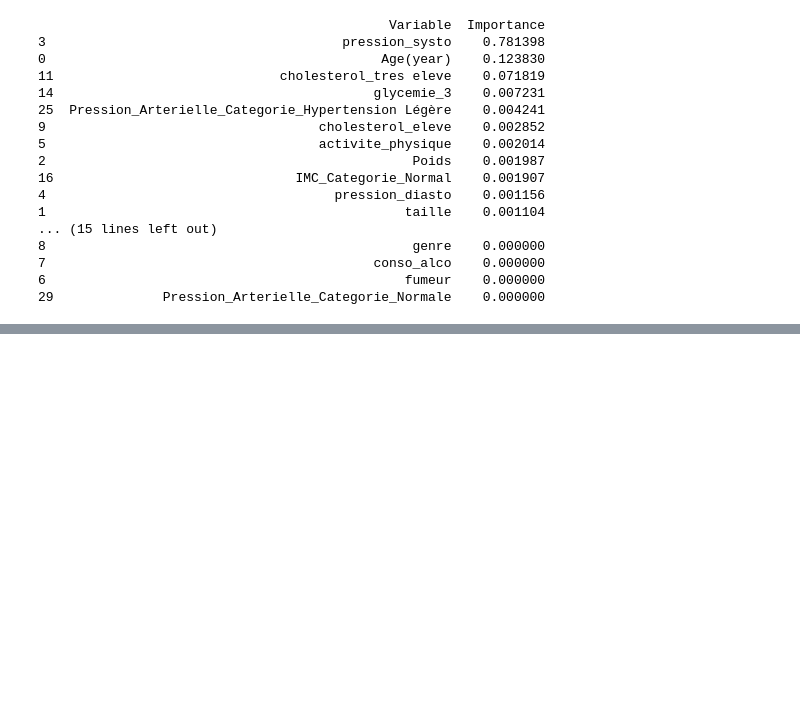
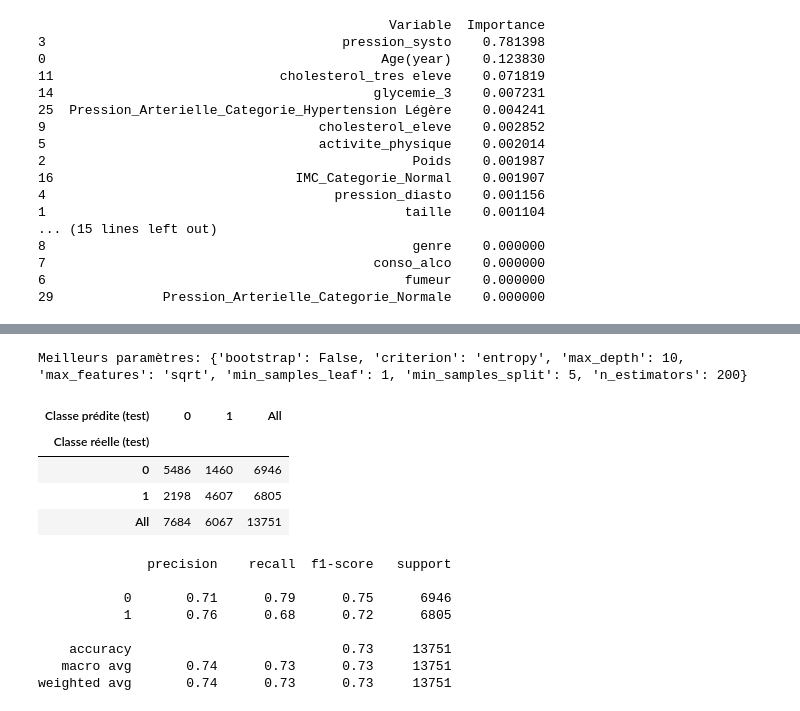
Before and after one commit to alaincrenner/heart_attack, a Jupyter notebook: MaladieCardiaque_SVM.ipynb, the cells around one changed output, grey strips where cells are left out. Drawn from its saved outputs; the diff is of its cells as text; code cells hidden in the pictures; blank space fills up the shorter version.

```diff
--- a/MaladieCardiaque_SVM.ipynb
+++ b/MaladieCardiaque_SVM.ipynb
@@ -944,0 +999,13 @@ print(feature_importance_df)
+# %%
+param_grid = {
+    'n_estimators': [50, 100, 200],
+    'max_depth': [3, 5, 7, 10],
+    'min_samples_split': [2, 5, 10],
+    'min_samples_leaf': [1, 2, 4],
+    'max_features': ['sqrt', 'log2'],
+    'criterion': ['entropy', 'gini'],
+    'bootstrap': [False, True]
+}
+
+# Initialisation du classificateur
+clf_forest = RandomForestClassifier(random_state=311, n_jobs=-1, verbose=0)
@@ -944,0 +1026,31 @@ print(feature_importance_df)
+# %%
+# Affichage des meilleurs paramètres
+print("Meilleurs paramètres:", grid_search_forest.best_params_)
+# %% [output]
+Meilleurs paramètres: {'bootstrap': False, 'criterion': 'entropy', 'max_depth': 10, 'max_features': 'sqrt', 'min_samples_leaf': 1, 'min_samples_split': 5, 'n_estimators': 200}
+# %%
+# Prédiction sur l'ensemble de test avec le meilleur modèle
+y_pred_forest_grid = grid_search_forest.best_estimator_.predict(x_test)
+
+# Matrice de confusion
+cm_forest_grid = pd.crosstab(y_test, y_pred_forest_grid, rownames=['Classe réelle (test)'], colnames=['Classe prédite (test)'], margins=True)
+cm_forest_grid_graph = pd.crosstab(y_test, y_pred_forest_grid, rownames=['Classe réelle (test)'], colnames=['Classe prédite (test)'], margins=False)
+display(cm_forest_grid)
+
+# Rapport de classification
+report_forest_grid = classification_report(y_true=y_test, y_pred=y_pred_forest_grid)
+print(report_forest_grid)
+# %% [output]
+| Classe prédite (test) | 0 | 1 | All |
+| Classe réelle (test) |  |  |  |
+| 0 | 5486 | 1460 | 6946 |
+| 1 | 2198 | 4607 | 6805 |
+| All | 7684 | 6067 | 13751 |
+              precision    recall  f1-score   support
+
+           0       0.71      0.79      0.75      6946
+           1       0.76      0.68      0.72      6805
+
+    accuracy                           0.73     13751
+   macro avg       0.74      0.73      0.73     13751
+weighted avg       0.74      0.73      0.73     13751
```
Also changed, not shown: parts of 6 cells of this notebook.
